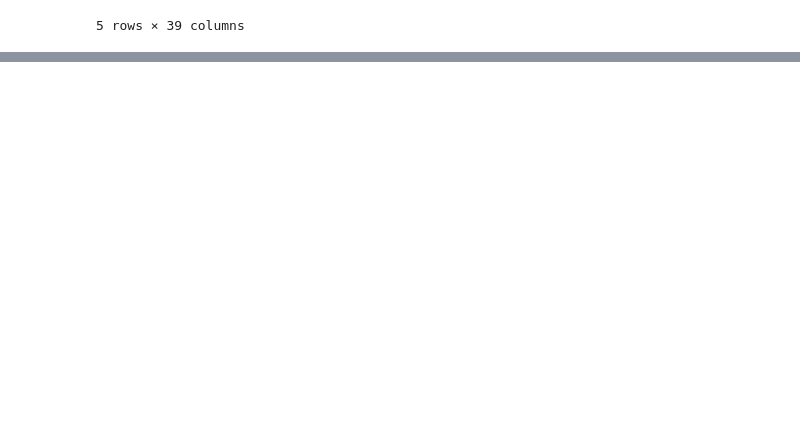
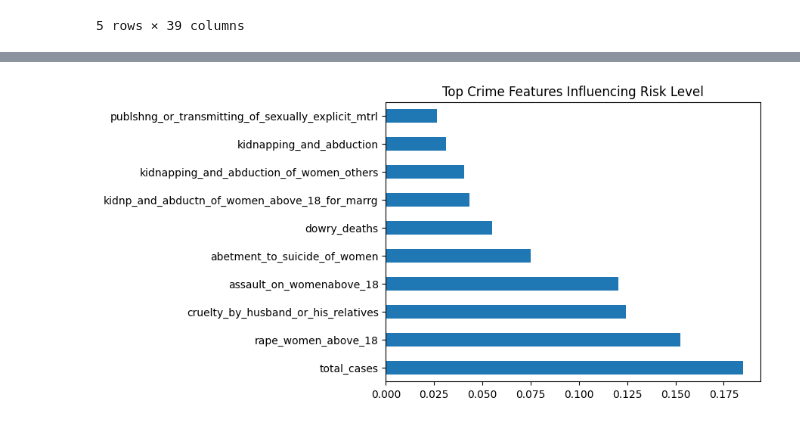
Before and after one commit to SNEHA-ABC123/GBC-Risk_Assessment-ML-Project, a Jupyter notebook: ML_Project_Crime_Against_Women.ipynb, the cells around one changed output, grey strips where cells are left out. Drawn from its saved outputs; the diff is of its cells as text; code cells hidden in the pictures; blank space fills up the shorter version.

```diff
--- a/ML_Project_Crime_Against_Women.ipynb
+++ b/ML_Project_Crime_Against_Women.ipynb
@@ -74,0 +93,10 @@ df.head()
+# %%
+# Recalculate total_cases
+df_grouped['total_cases'] = df_grouped.iloc[:, 2:].sum(axis=1)  # Skip 'state_name' and 'year'
+
+# Assign risk levels again
+df_grouped['risk_level'] = pd.cut(
+    df_grouped['total_cases'],
+    bins=[-1, 200, 600, float('inf')],
+    labels=['Low', 'Medium', 'High']
+)
@@ -74,0 +117,6 @@ df.head()
+# %%
+# Drop non-numerical or irrelevant features
+X = df_grouped.drop(columns=['state_name', 'state_code', 'year', 'risk_level'])
+
+# Target label
+y = df_grouped['risk_level']
@@ -74,0 +133,14 @@ df.head()
+# %%
+#Train and test Split
+from sklearn.model_selection import train_test_split
+
+X_train, X_test, y_train, y_test = train_test_split(
+    X, y, test_size=0.2, random_state=42, stratify=y
+)
+# %%
+#Model Selection and Training
+
+from sklearn.ensemble import RandomForestClassifier
+
+model = RandomForestClassifier(n_estimators=100, random_state=42)
+model.fit(X_train, y_train)
@@ -74,0 +170,12 @@ df.head()
+# %%
+# Feature Importance Plot
+
+import matplotlib.pyplot as plt
+import pandas as pd
+
+feature_importances = pd.Series(model.feature_importances_, index=X.columns)
+feature_importances.nlargest(10).plot(kind='barh')
+plt.title("Top Crime Features Influencing Risk Level")
+plt.show()
+# %% [output]
+[figure, added]
```
Also changed, not shown: parts of 10 cells of this notebook.
